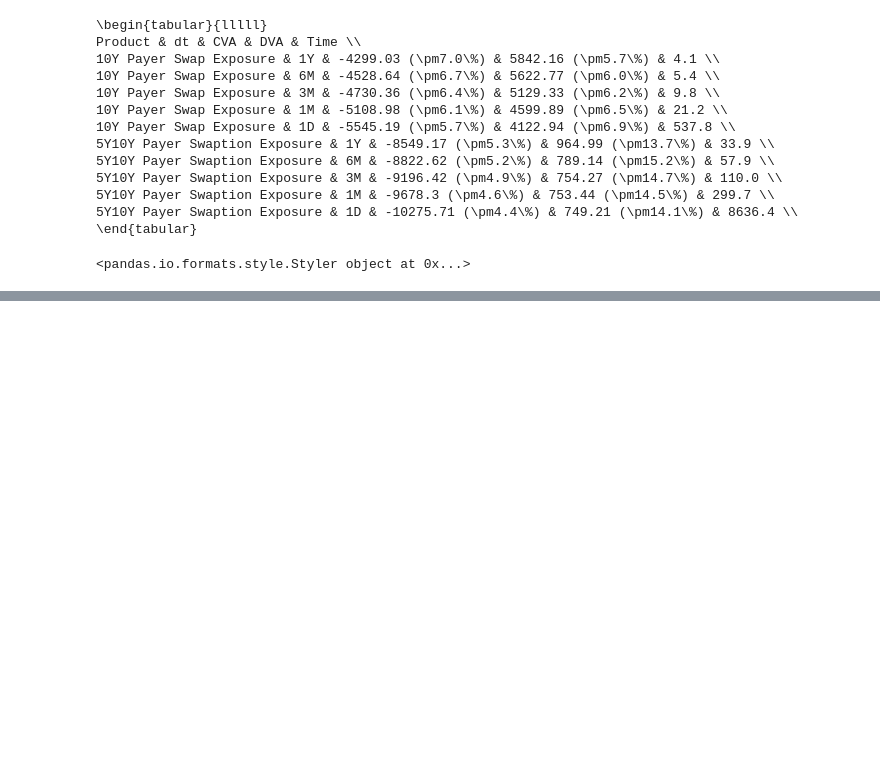
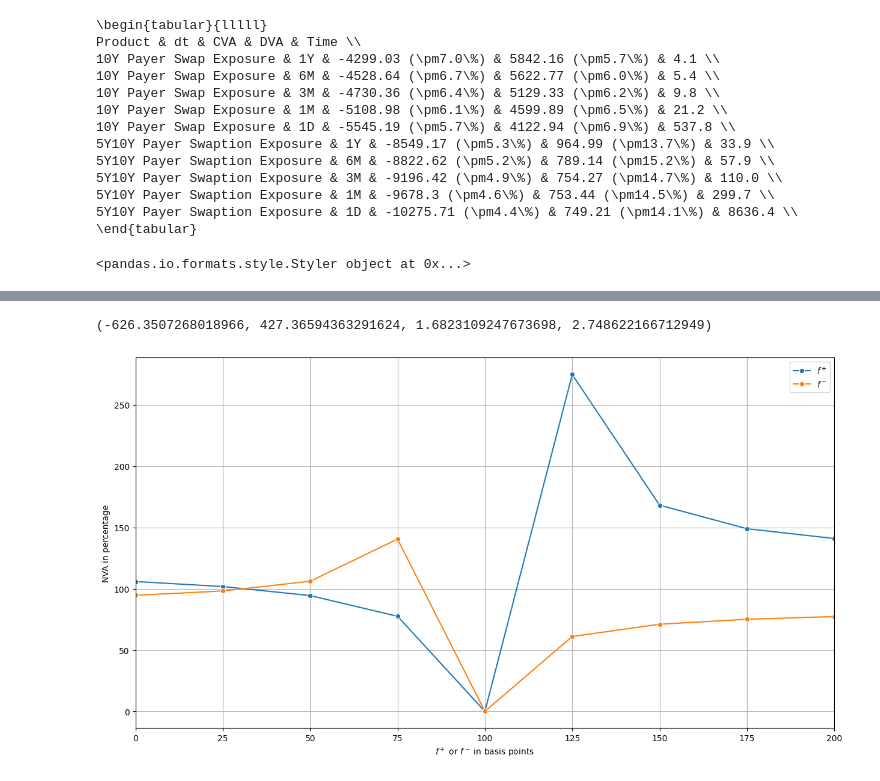
Before and after one commit to Eskild-afk/MasterThesis, a Jupyter notebook: simulationsTimes.ipynb, the cells around one changed output, grey strips where cells are left out. Drawn from its saved outputs; the diff is of its cells as text; code cells hidden in the pictures; blank space fills up the shorter version.

```diff
--- a/simulationsTimes.ipynb
+++ b/simulationsTimes.ipynb
@@ -195,0 +229,5 @@ ax.set_xlim(0,200)
+# %%
+x = simTable.iloc[np.where((simTable['V0']=='swap'))]
+# x = x.iloc[np.where((x['sm'] =>))]
+x['avg'] = 0.5*(x['sp']+x['sm'])
+x
@@ -195,0 +257,35 @@ ax.set_xlim(0,200)
+# %%
+lineP(0.0150), line(0.015), (lineP(0.0150)- line(0.015)) /lineP(0.0150), (lineP(0.01250)- line(0.0125)) /lineP(0.01250)
+# %% [output]
+(-626.3507268018966, 427.36594363291624, 1.6823109247673698, 2.748622166712949)
+# %%
+# NVA SWAP
+forGraphSpreadP = simTable.iloc[np.where((simTable['V0']=='swap'))]
+forGraphSpreadP = forGraphSpreadP.iloc[np.where((forGraphSpreadP['sm']==0.01))]
+forGraphSpreadM = simTable.iloc[np.where((simTable['V0']=='swap'))]
+forGraphSpreadM = forGraphSpreadM.iloc[np.where((forGraphSpreadM['sp']==0.01))]
+forGraphSpread = simTable.iloc[np.where((simTable['V0']=='swap'))]
+forGraphSpread = forGraphSpread.iloc[np.where((forGraphSpread['sp']==forGraphSpread['sm']))]
+forGraphSpread = forGraphSpread.iloc[np.where((forGraphSpread['sm']>0.00))]
+
+def lineP(x):
+    res = forGraphSpreadP.iloc[np.where((forGraphSpreadP['sp']==x))]['Total'].values[0]
+    return res
+
+def lineM(x):
+    res = forGraphSpreadM.iloc[np.where((forGraphSpreadM['sm']==x))]['Total'].values[0]
+    return res
+
+def line(x):
+    res = forGraphSpread.iloc[np.where((forGraphSpread['sp']==round(0.5*(x+0.01),5)))]['Total'].values[0]
+    return res
+
+fig, ax = plt.subplots(figsize=(15, 8))
+ax = sns.lineplot(x=forGraphSpreadP['sp']*10000, y=[(lineP(x)-line(x))/lineP(x)*100 for x in forGraphSpreadP['sp']],markers=True, marker = 'o', dashes=False, label = '$f^+$')
+ax = sns.lineplot(x=forGraphSpreadM['sm']*10000, y=[(lineM(x)-line(x))/lineM(x)*100 for x in forGraphSpreadM['sm']],markers=True, marker = 'o', dashes=False, label = '$f^-$')
+ax.grid()
+ax.set(xlabel = '$f^+$ or $f^-$ in basis points', ylabel = 'NVA in percentage')
+ax.set_xlim(0,200)
+plt.savefig(f'./Graphs/NVASWAP.png', bbox_inches='tight')
+# %% [output]
+[figure, added]
```
Also changed, not shown: parts of 11 cells of this notebook, 8 other files.
